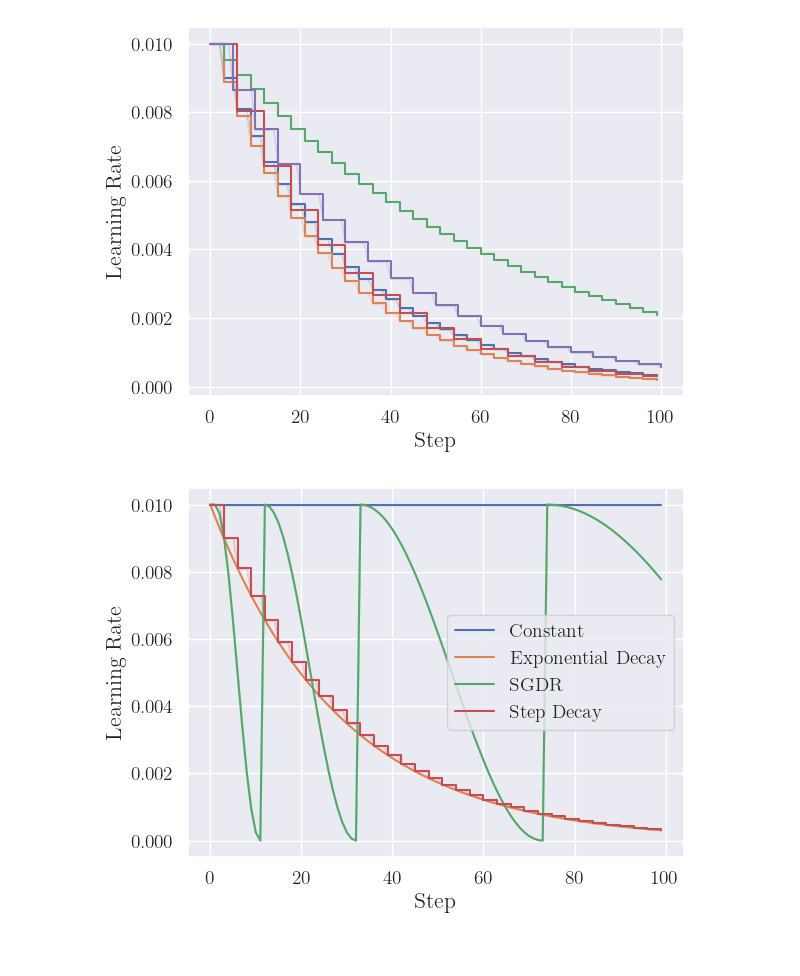
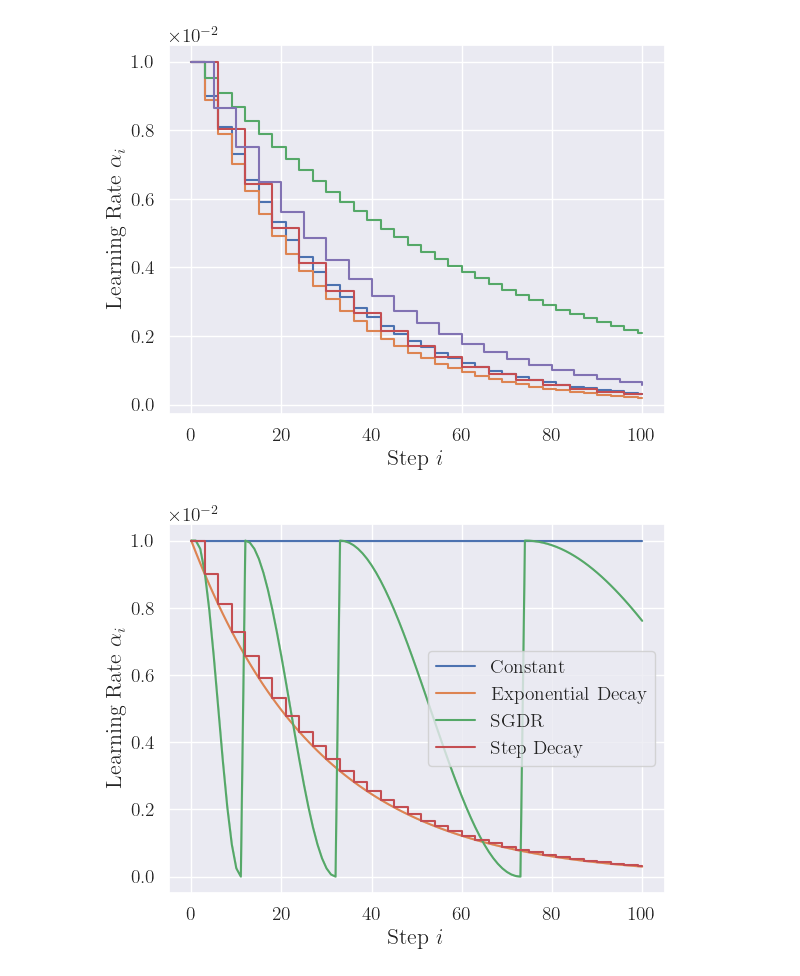
Before and after one commit to Bronzila/DACORL, a Jupyter notebook: plotting_notebooks/homo_hetero_teachers.ipynb, the cells around one changed output. Cells and saved outputs as stored; diff of their text form; code cells hidden in the pictures.

Commit message:
Adjust plotting notebooks

```diff
--- a/plotting_notebooks/homo_hetero_teachers.ipynb
+++ b/plotting_notebooks/homo_hetero_teachers.ipynb
@@ -32,11 +32,24 @@ data_step_4 = pd.read_csv("../data_teachers/ToySGD/step_decay/4/Ackley/aggregate
 data_sgdr_0 = pd.read_csv("../data_teachers/ToySGD/sgdr/0/Ackley/aggregated_run_data.csv")
 data_const_0 = pd.read_csv("../data_teachers/ToySGD/constant/0/Ackley/aggregated_run_data.csv")
 
-data_all = [data_step_0, data_step_1, data_step_2, data_step_3, data_step_4, data_exp_0, data_sgdr_0, data_const_0]
 data_homo = [data_step_0, data_step_1, data_step_2, data_step_3, data_step_4,]
+for i, step_data in enumerate(data_homo):
+    completed_runs_ids = step_data[step_data["batch"] == 100][
+                        "run"
+                    ].unique()
+    completed_runs = step_data[
+        step_data["run"].isin(completed_runs_ids)
+    ]
+    single_teacher_run = completed_runs[
+        completed_runs["run"] == completed_runs_ids[0]
+    ]
+    data_homo[i] = single_teacher_run
+
+data_all = data_homo + [data_exp_0, data_sgdr_0, data_const_0]
 data_homo_labels = ["", 1, 2, 3, 4]
-data_hetero = [data_const_0, data_exp_0, data_sgdr_0, data_step_0]
+data_hetero = [data_const_0, data_exp_0, data_sgdr_0, data_homo[0]]
 data_hetero_labels = ["Constant", "Exponential Decay", "SGDR", "Step Decay"]
 
 for data in data_all:
     data["action"] = data["action"].map(lambda x: 10**x)
+    print(len(data))
@@ -43,23 +70,23 @@ for data in data_all:
 # %%
 # Create homogeneous plot:
 for label, data in zip(data_homo_labels, data_homo):
     ax = sns.lineplot(
             data=data,
             x="batch",
             y="action",
             drawstyle="steps-post",
             label=label,
             legend=False
         )
-ax.set_xlabel("Step")
-ax.set_ylabel("Learning Rate")
-plt.ticklabel_format(axis="y", style="sci")
+ax.set_xlabel("Step $i$")
+ax.set_ylabel("Learning Rate $\\alpha_i$")
+plt.ticklabel_format(axis="y", style="sci", scilimits=(0, 0))
 save_path = Path("figures", "homo_teachers")
 save_path.mkdir(parents=True, exist_ok=True)
 plt.savefig(save_path / "step.pdf", bbox_inches="tight")
 plt.show()
 # %% [output]
-[figure, old version]
+[figure, new version]
 # %%
 # Create heterogeneous plot:
 for label, data in zip(data_hetero_labels, data_hetero):
@@ -71,12 +98,12 @@ for label, data in zip(data_hetero_labels, data_hetero):
             drawstyle=drawstyle,
             label=label,
         )
-ax.set_xlabel("Step")
-ax.set_ylabel("Learning Rate")
-plt.ticklabel_format(axis="y", style="sci")
+ax.set_xlabel("Step $i$")
+ax.set_ylabel("Learning Rate $\\alpha_i$")
+plt.ticklabel_format(axis="y", style="sci", scilimits=(0, 0))
 save_path = Path("figures", "hetero_teachers")
 save_path.mkdir(parents=True, exist_ok=True)
 plt.savefig(save_path / "all.pdf", bbox_inches="tight")
 plt.show()
 # %% [output]
-[figure, old version]
+[figure, new version]
```
Also changed, not shown: parts of 1 cell of this notebook, 1 other file.
